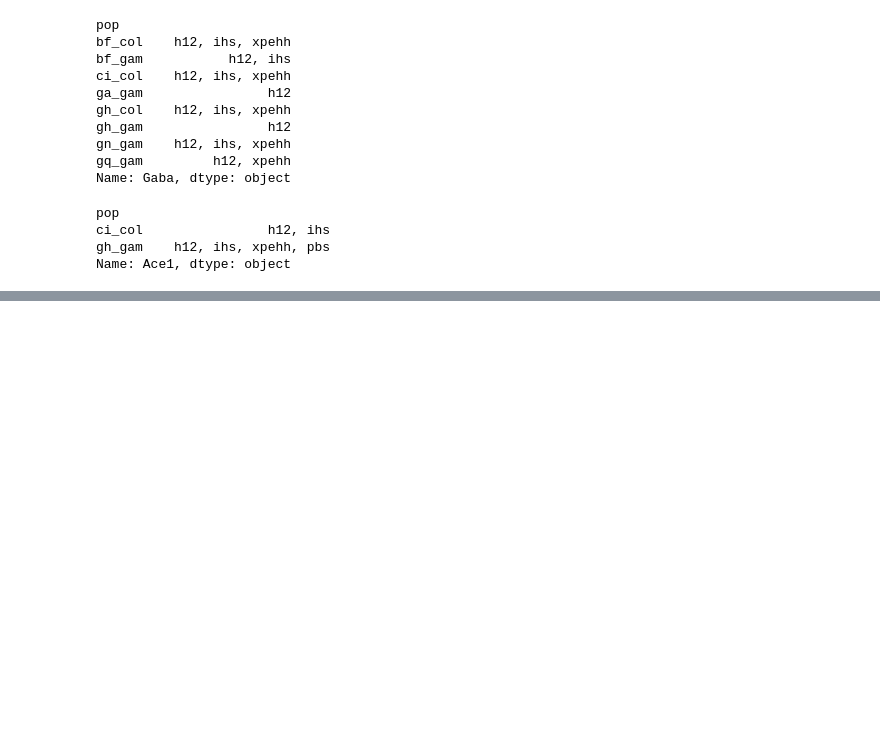
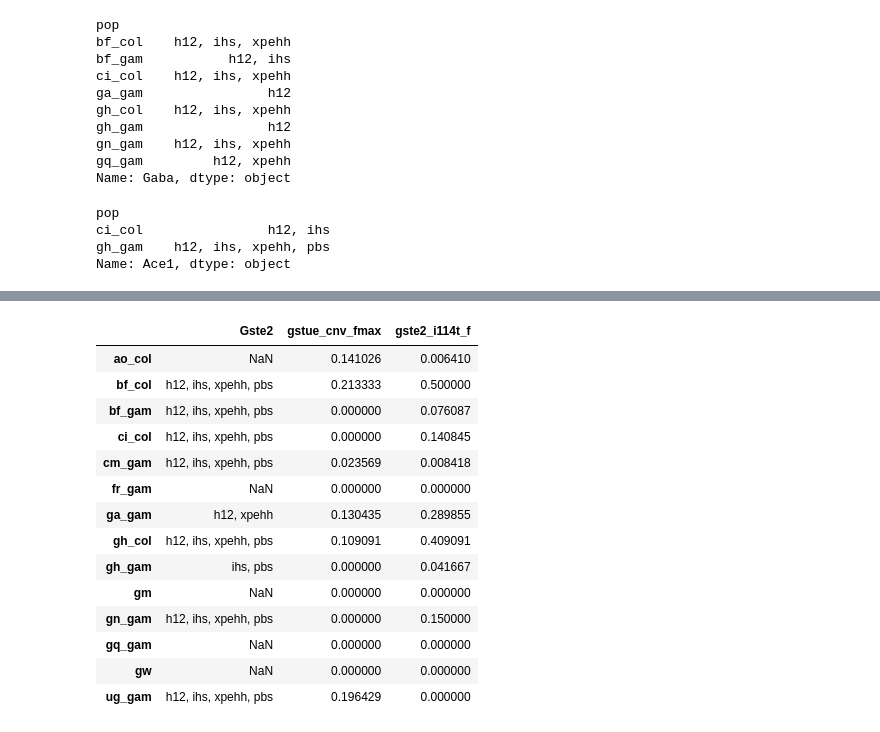
Before and after one commit to alimanfoo/shiny-train, a Jupyter notebook: notebooks/artwork/locus-summaries.ipynb, the cells around one changed output, grey strips where cells are left out. Saved outputs shown, nothing was run; the diff lists cells and outputs as text; code cells hidden in the pictures; blank space fills up the shorter version.

```diff
--- a/notebooks/artwork/locus-summaries.ipynb
+++ b/notebooks/artwork/locus-summaries.ipynb
@@ -187,0 +376,18 @@ Name: Ace1, dtype: object
+# %%
+df_comb[['Gste2', 'gstue_cnv_fmax', 'gste2_i114t_f']]
+# %% [output]
+|  | Gste2 | gstue_cnv_fmax | gste2_i114t_f |
+| ao_col | NaN | 0.141026 | 0.006410 |
+| bf_col | h12, ihs, xpehh, pbs | 0.213333 | 0.500000 |
+| bf_gam | h12, ihs, xpehh, pbs | 0.000000 | 0.076087 |
+| ci_col | h12, ihs, xpehh, pbs | 0.000000 | 0.140845 |
+| cm_gam | h12, ihs, xpehh, pbs | 0.023569 | 0.008418 |
+| fr_gam | NaN | 0.000000 | 0.000000 |
+| ga_gam | h12, xpehh | 0.130435 | 0.289855 |
+| gh_col | h12, ihs, xpehh, pbs | 0.109091 | 0.409091 |
+| gh_gam | ihs, pbs | 0.000000 | 0.041667 |
+| gm | NaN | 0.000000 | 0.000000 |
+| gn_gam | h12, ihs, xpehh, pbs | 0.000000 | 0.150000 |
+| gq_gam | NaN | 0.000000 | 0.000000 |
+| gw | NaN | 0.000000 | 0.000000 |
+| ug_gam | h12, ihs, xpehh, pbs | 0.196429 | 0.000000 |
```
Also changed, not shown: parts of 13 cells of this notebook, 8 other files.
